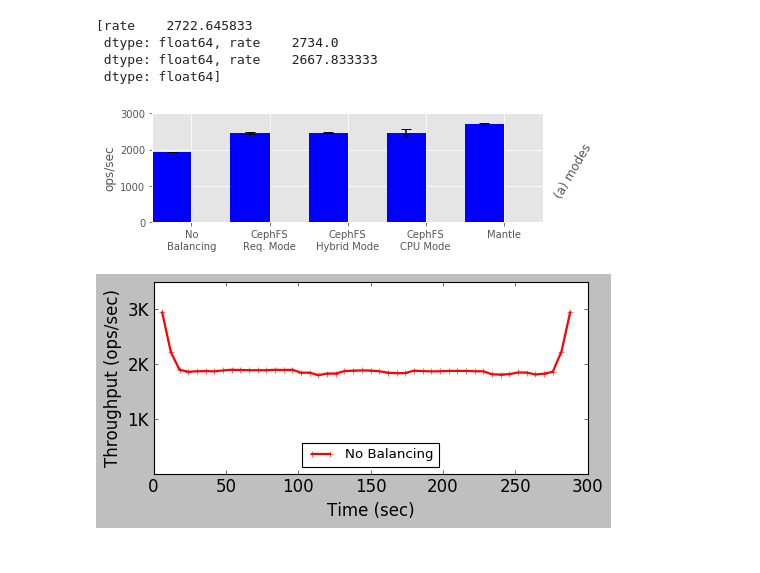
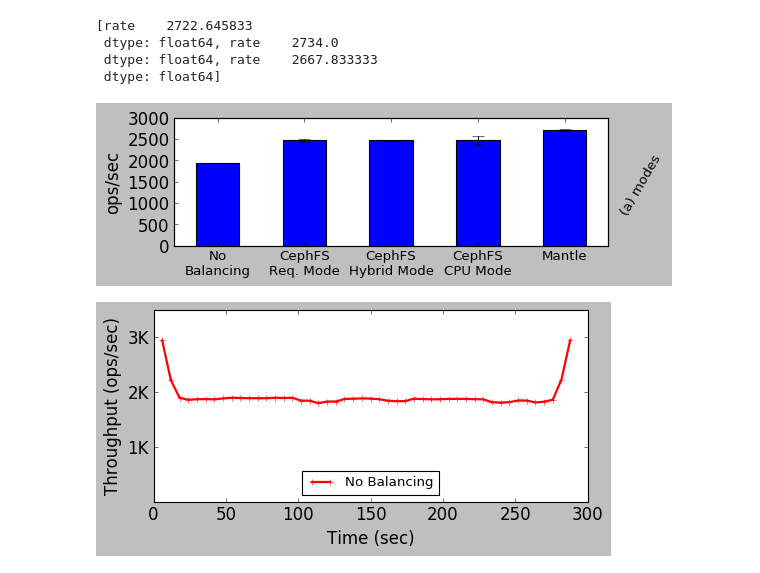
Before and after one commit to michaelsevilla/malacology-popper, a Jupyter notebook: experiments/mds-zlog-seq-migrate-redux-3client/results-mantle-runs/visualize.ipynb, the cells around one changed output. Drawn from its saved outputs; the diff is of its cells as text; code cells hidden in the pictures.

```diff
--- a/experiments/mds-zlog-seq-migrate-redux-3client/results-mantle-runs/visualize.ipynb
+++ b/experiments/mds-zlog-seq-migrate-redux-3client/results-mantle-runs/visualize.ipynb
@@ -11,6 +11,9 @@ import datetime
 from matplotlib.ticker import FormatStrFormatter
 %matplotlib inline
 plt.style.use('ggplot')
+plt.style.use('classic')
+font = {'size'   : 15}
+matplotlib.rc('font', **font)
 # %%
 def sum_throughput(trace):
     s = []
@@ -154,23 +157,24 @@ mantle
 # %%
 #fig = plt.figure(figsize=(7, 2))
 fig, ax = plt.subplots(figsize=(7, 2))
 
 ax.bar([0.5, 2.5, 4.5, 6.5, 8.5],
        [baseline['rate'].mean(), np.mean(cephfs_mode1), np.mean(cephfs_mode1), np.mean(cephfs_mode1), np.mean(mantle)],
        1, color='blue', ecolor='black', capsize=5,
        yerr=[0, np.std(cephfs_mode0), np.std(cephfs_mode1), np.std(cephfs_mode2), np.std(mantle)])
 
-plt.xticks([1, 3, 5, 7, 9], ['No\nBalancing', 'CephFS\nReq. Mode', 'CephFS\nHybrid Mode', 'CephFS\nCPU Mode', 'Mantle'])
+plt.xticks([1, 3, 5, 7, 9], ['No\nBalancing', 'CephFS\nReq. Mode', 'CephFS\nHybrid Mode', 'CephFS\nCPU Mode', 'Mantle'], fontsize=12)
+
 ax.set_xlim(0, 10)
 ax.set_ylim(0, 3000)
 ax.set_ylabel("ops/sec")
 #ax.set_title("Performance of Different Load Balancers", y=1.1)
 ax2 = ax.twinx()
 ax2.set_yticks([])
 ax2.set_ylabel("(a) modes", fontsize=12, rotation=60, labelpad=25)
 plt.savefig('mantle-balancer-performance.png', dpi=300, bbox_inches='tight')
 # %% [output]
-[figure, old version]
+[figure, new version]
 # %%
 plt.style.use('classic')
 font = {'size'   : 15}
```
Also changed, not shown: parts of 3 cells of this notebook, 5 other files.
